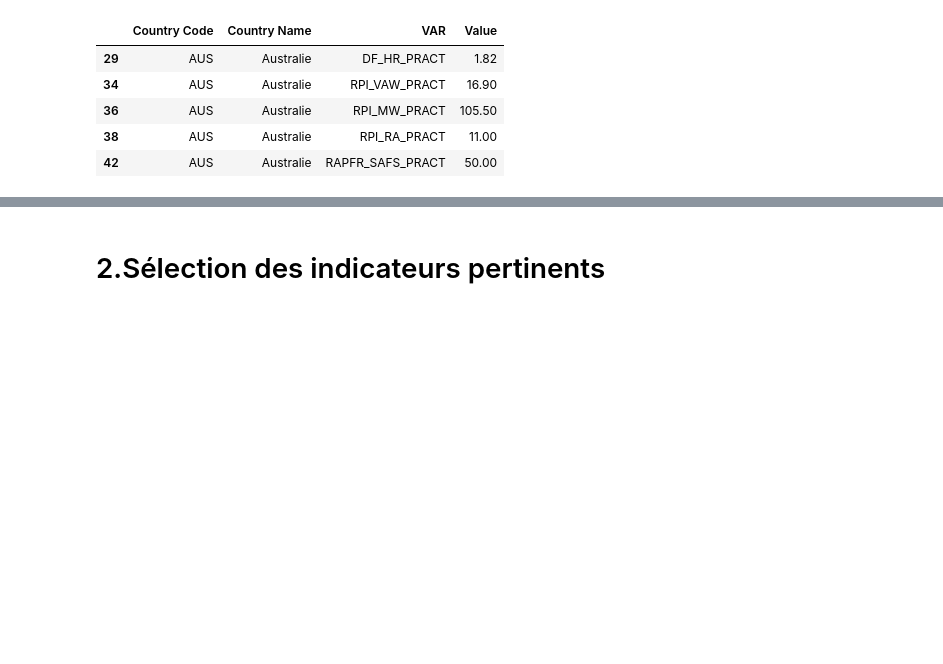
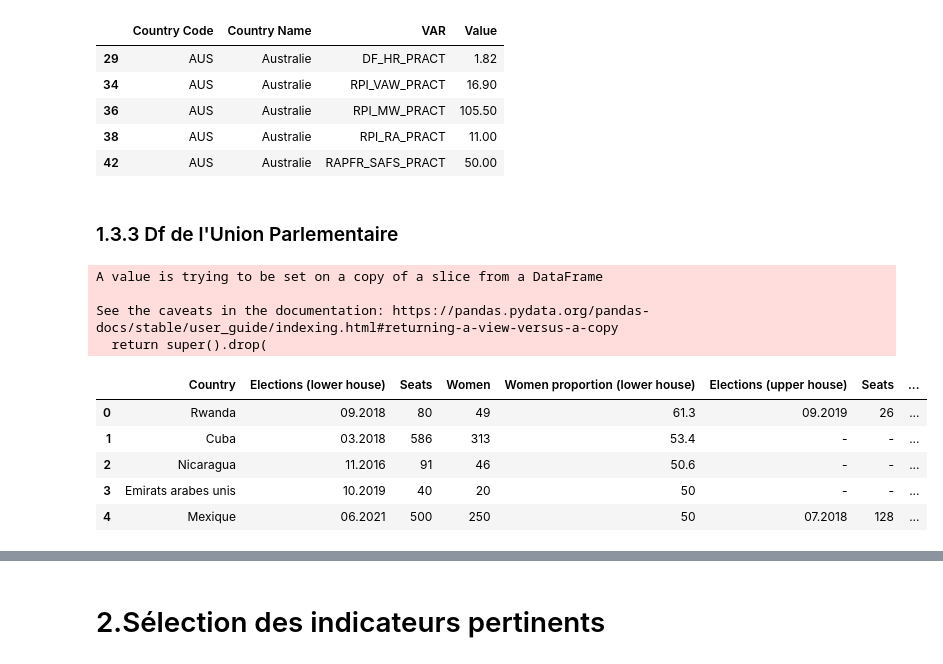
Before and after one commit to cmllbll/Gender-Inequalities-and-Development, a Jupyter notebook: Notebook final.ipynb, the cells around one changed output, grey strips where cells are left out. Cells and saved outputs as stored; diff of their text form; code cells hidden in the pictures; blank space fills up the shorter version.

```diff
--- a/Notebook final.ipynb
+++ b/Notebook final.ipynb
@@ -297,3 +297,28 @@ See the caveats in the documentation: https://pandas.pydata.org/pandas-docs/stab
 | 36 | AUS | Australie | RPI_MW_PRACT | 105.50 |
 | 38 | AUS | Australie | RPI_RA_PRACT | 11.00 |
 | 42 | AUS | Australie | RAPFR_SAFS_PRACT | 50.00 |
+# %% [markdown]
+### 1.3.3 Df de l'Union Parlementaire
+# %%
+df_percent_women = pd.read_csv('./chamber--current_women_percent.csv', sep=',', encoding='utf-8')
+df_quota = pd.read_csv('./chamber--field_is_electoral_quota_women.csv', sep=',', encoding='utf-8')
+df_spe_body = pd.read_csv('./chamber--specialized_body__women.csv', sep=',', encoding='utf-8')
+# %%
+df_percent_women = df_percent_women.iloc[3: , : ]
+df_percent_women.drop(df_percent_women.columns[[0]], axis=1, inplace=True)
+# %% [output]
+A value is trying to be set on a copy of a slice from a DataFrame
+
+See the caveats in the documentation: https://pandas.pydata.org/pandas-docs/stable/user_guide/indexing.html#returning-a-view-versus-a-copy
+  return super().drop(
+# %%
+df_percent_women.columns = ["Country", "Elections (lower house)", "Seats", "Women", "Women proportion (lower house)", "Elections (upper house)", "Seats", "Women", "Women proportion (upper house)"]
+df_percent_women = df_percent_women.iloc[2: , : ]
+df_percent_women.reset_index(inplace=True, drop=True)
+# %% [output]
+|  | Country | Elections (lower house) | Seats | Women | Women proportion (lower house) | Elections (upper house) | Seats | ... |
+| 0 | Rwanda | 09.2018 | 80 | 49 | 61.3 | 09.2019 | 26 | ... |
+| 1 | Cuba | 03.2018 | 586 | 313 | 53.4 | - | - | ... |
+| 2 | Nicaragua | 11.2016 | 91 | 46 | 50.6 | - | - | ... |
+| 3 | Emirats arabes unis | 10.2019 | 40 | 20 | 50 | - | - | ... |
+| 4 | Mexique | 06.2021 | 500 | 250 | 50 | 07.2018 | 128 | ... |
```
Also changed, not shown: parts of 10 cells of this notebook.
